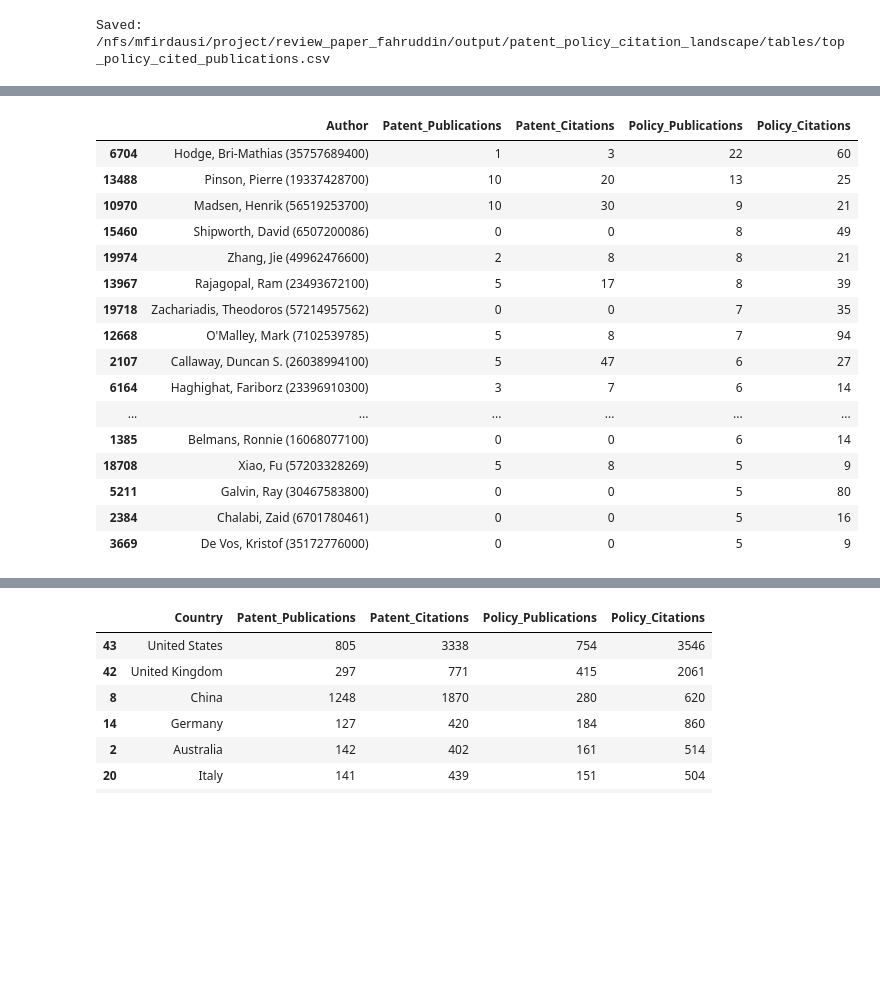
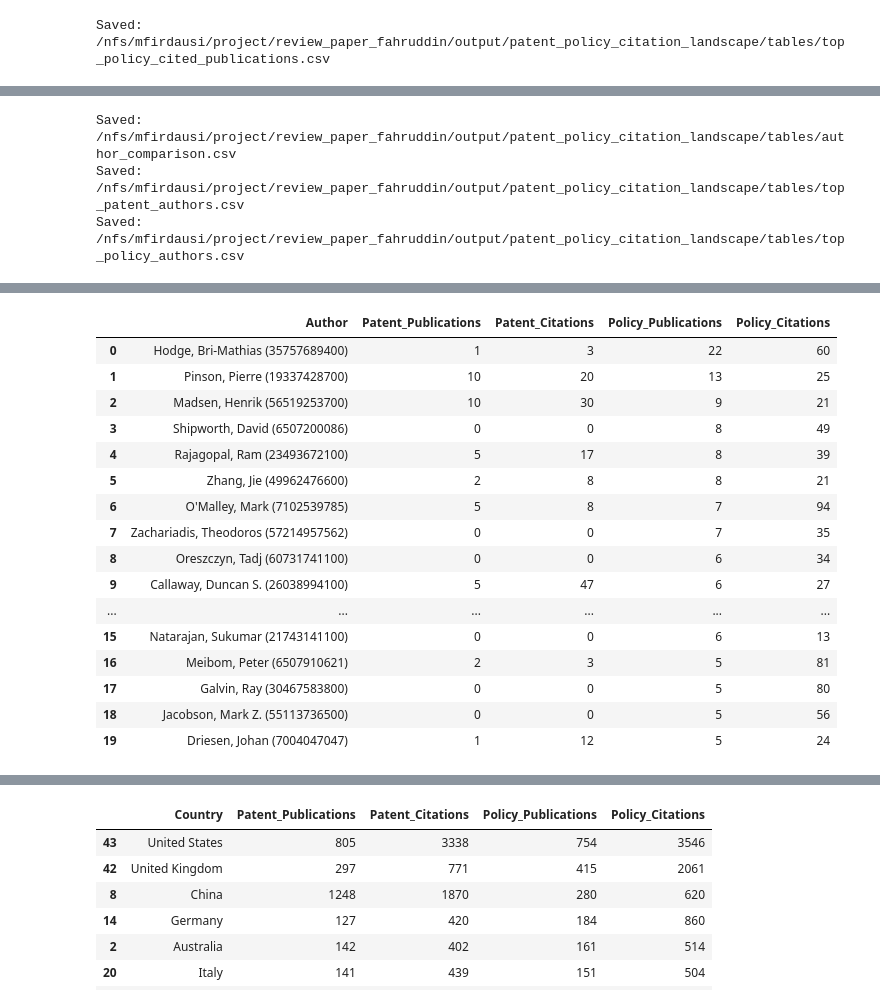
Before and after one commit to mdzalfirdausi/review_paper_fahruddin, a Jupyter notebook: notebooks/6.patent_policy_citation_landscape.ipynb, the cells around one changed output, grey strips where cells are left out. Saved outputs shown, nothing was run; the diff lists cells and outputs as text; code cells hidden in the pictures; blank space fills up the shorter version.

```diff
--- a/notebooks/6.patent_policy_citation_landscape.ipynb
+++ b/notebooks/6.patent_policy_citation_landscape.ipynb
@@ -2208,22 +2228,47 @@ for column in [
     )
 
 
-display(
+# ---------------------------------------------------------
+# Leading authors in each citation pathway
+# ---------------------------------------------------------
+
+top_patent_authors = (
     author_comparison
     .sort_values(
-        "Patent_Publications",
-        ascending=False,
+        ["Patent_Publications", "Patent_Citations", "Author"],
+        ascending=[False, False, True],
     )
     .head(20)
+    .reset_index(drop=True)
 )
 
-display(
+top_policy_authors = (
     author_comparison
     .sort_values(
-        "Policy_Publications",
-        ascending=False,
+        ["Policy_Publications", "Policy_Citations", "Author"],
+        ascending=[False, False, True],
     )
     .head(20)
+    .reset_index(drop=True)
 )
+
+# ---------------------------------------------------------
+# Save author tables
+# ---------------------------------------------------------
+
+for filename, table in {
+    "author_comparison.csv": author_comparison,
+    "top_patent_authors.csv": top_patent_authors,
+    "top_policy_authors.csv": top_policy_authors,
+}.items():
+    file_path = TABLE_DIR / filename
+    table.to_csv(file_path, index=False)
+    print("Saved:", file_path)
+
+display(top_patent_authors)
+display(top_policy_authors)
 # %% [output]
+Saved: /nfs/mfirdausi/project/review_paper_fahruddin/output/patent_policy_citation_landscape/tables/author_comparison.csv
+Saved: /nfs/mfirdausi/project/review_paper_fahruddin/output/patent_policy_citation_landscape/tables/top_patent_authors.csv
+Saved: /nfs/mfirdausi/project/review_paper_fahruddin/output/patent_policy_citation_landscape/tables/top_policy_authors.csv
 |  | Author | Patent_Publications | Patent_Citations | Policy_Publications | Policy_Citations |
@@ -2246,20 +2291,20 @@ display(
 |  | Author | Patent_Publications | Patent_Citations | Policy_Publications | Policy_Citations |
-| 6704 | Hodge, Bri-Mathias (35757689400) | 1 | 3 | 22 | 60 |
-| 13488 | Pinson, Pierre (19337428700) | 10 | 20 | 13 | 25 |
-| 10970 | Madsen, Henrik (56519253700) | 10 | 30 | 9 | 21 |
-| 15460 | Shipworth, David (6507200086) | 0 | 0 | 8 | 49 |
-| 19974 | Zhang, Jie (49962476600) | 2 | 8 | 8 | 21 |
-| 13967 | Rajagopal, Ram (23493672100) | 5 | 17 | 8 | 39 |
-| 19718 | Zachariadis, Theodoros (57214957562) | 0 | 0 | 7 | 35 |
-| 12668 | O'Malley, Mark (7102539785) | 5 | 8 | 7 | 94 |
-| 2107 | Callaway, Duncan S. (26038994100) | 5 | 47 | 6 | 27 |
-| 6164 | Haghighat, Fariborz (23396910300) | 3 | 7 | 6 | 14 |
+| 0 | Hodge, Bri-Mathias (35757689400) | 1 | 3 | 22 | 60 |
+| 1 | Pinson, Pierre (19337428700) | 10 | 20 | 13 | 25 |
+| 2 | Madsen, Henrik (56519253700) | 10 | 30 | 9 | 21 |
+| 3 | Shipworth, David (6507200086) | 0 | 0 | 8 | 49 |
+| 4 | Rajagopal, Ram (23493672100) | 5 | 17 | 8 | 39 |
+| 5 | Zhang, Jie (49962476600) | 2 | 8 | 8 | 21 |
+| 6 | O'Malley, Mark (7102539785) | 5 | 8 | 7 | 94 |
+| 7 | Zachariadis, Theodoros (57214957562) | 0 | 0 | 7 | 35 |
+| 8 | Oreszczyn, Tadj (60731741100) | 0 | 0 | 6 | 34 |
+| 9 | Callaway, Duncan S. (26038994100) | 5 | 47 | 6 | 27 |
 | ... | ... | ... | ... | ... | ... |
-| 1385 | Belmans, Ronnie (16068077100) | 0 | 0 | 6 | 14 |
-| 18708 | Xiao, Fu (57203328269) | 5 | 8 | 5 | 9 |
-| 5211 | Galvin, Ray (30467583800) | 0 | 0 | 5 | 80 |
-| 2384 | Chalabi, Zaid (6701780461) | 0 | 0 | 5 | 16 |
-| 3669 | De Vos, Kristof (35172776000) | 0 | 0 | 5 | 9 |
+| 15 | Natarajan, Sukumar (21743141100) | 0 | 0 | 6 | 13 |
+| 16 | Meibom, Peter (6507910621) | 2 | 3 | 5 | 81 |
+| 17 | Galvin, Ray (30467583800) | 0 | 0 | 5 | 80 |
+| 18 | Jacobson, Mark Z. (55113736500) | 0 | 0 | 5 | 56 |
+| 19 | Driesen, Johan (7004047047) | 1 | 12 | 5 | 24 |
 # %%
 # ---------------------------------------------------------
 # Country normalization dictionary
```
Also changed, not shown: parts of 3 cells of this notebook, 11 other files.
